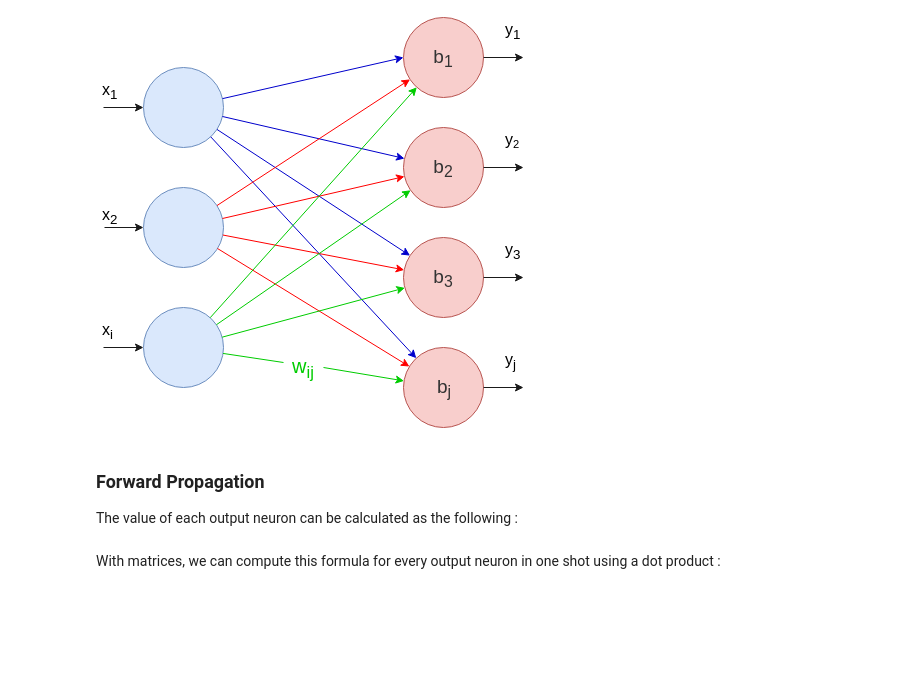
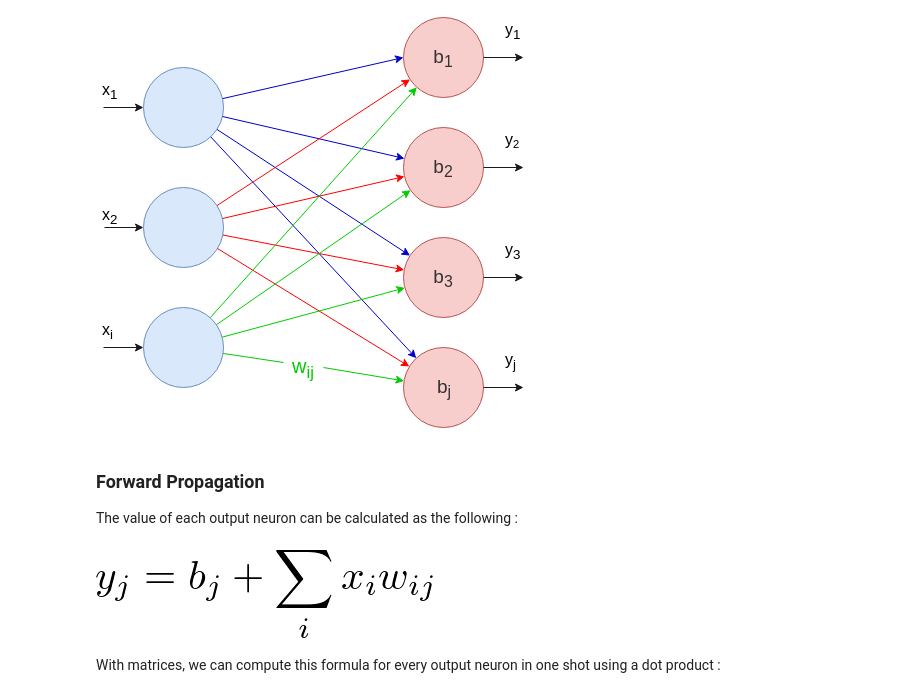
Before and after one commit to rsouza/NeuralNetworks_Course, a Jupyter notebook: Notebooks/ML/Neural_Networks_Intro_Part4.ipynb, the cells around one changed output. Cells and saved outputs as stored; diff of their text form; code cells hidden in the pictures; blank space fills up the shorter version.

```diff
--- a/Notebooks/ML/Neural_Networks_Intro_Part4.ipynb
+++ b/Notebooks/ML/Neural_Networks_Intro_Part4.ipynb
@@ -125,5 +125,9 @@ Image(filename='./Images/9nn.png')
 ### Forward Propagation
 
 The value of each output neuron can be calculated as the following :
+# %%
+Image(filename='./Images/10nn.png')
+# %% [output]
+[figure, added]
 # %% [markdown]
 With matrices, we can compute this formula for every output neuron in one shot using a dot product :
```
Also changed, not shown: parts of 47 cells of this notebook, 17 other files.
